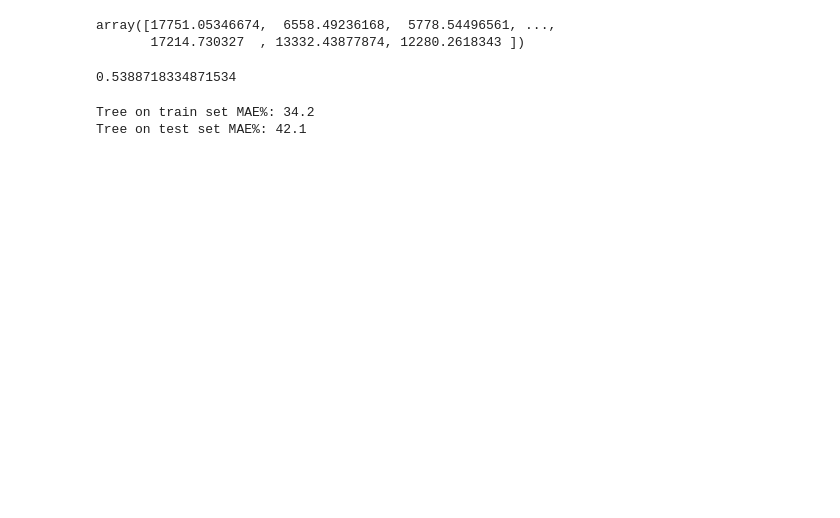
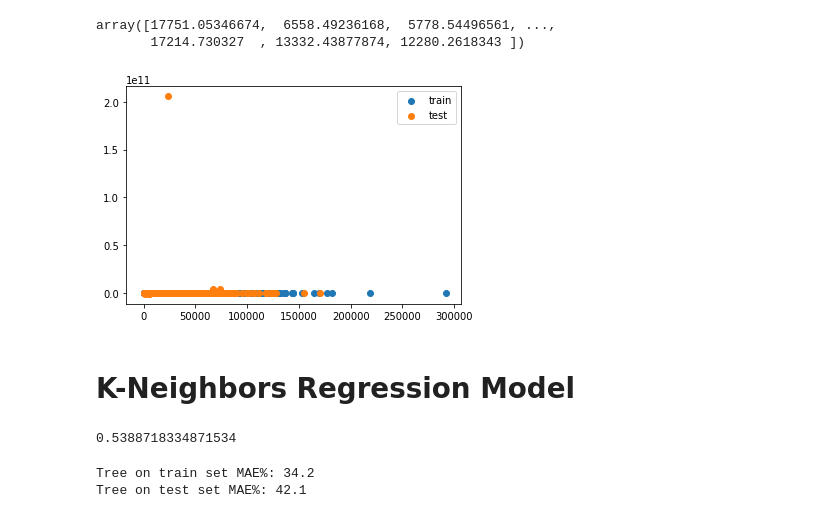
Before and after one commit to DAB-400-Capstone/Final-project, a Jupyter notebook: Project .ipynb, the cells around one changed output. Saved outputs shown, nothing was run; the diff lists cells and outputs as text; code cells hidden in the pictures; blank space fills up the shorter version.

```diff
--- a/Project .ipynb
+++ b/Project .ipynb
@@ -617,4 +705,15 @@ test_prediction
 # %% [output]
 array([17751.05346674,  6558.49236168,  5778.54496561, ...,
        17214.730327  , 13332.43877874, 12280.2618343 ])
+# %%
+# Create a scatter plot with train and test
+
+plt.scatter(y_train, train_prediction, label='train')
+plt.scatter(y_test, test_prediction, label='test')
+plt.legend()
+plt.show()
+# %% [output]
+[figure, added]
+# %% [markdown]
+# K-Neighbors Regression Model
 # %%
```
Also changed, not shown: parts of 45 cells of this notebook.
